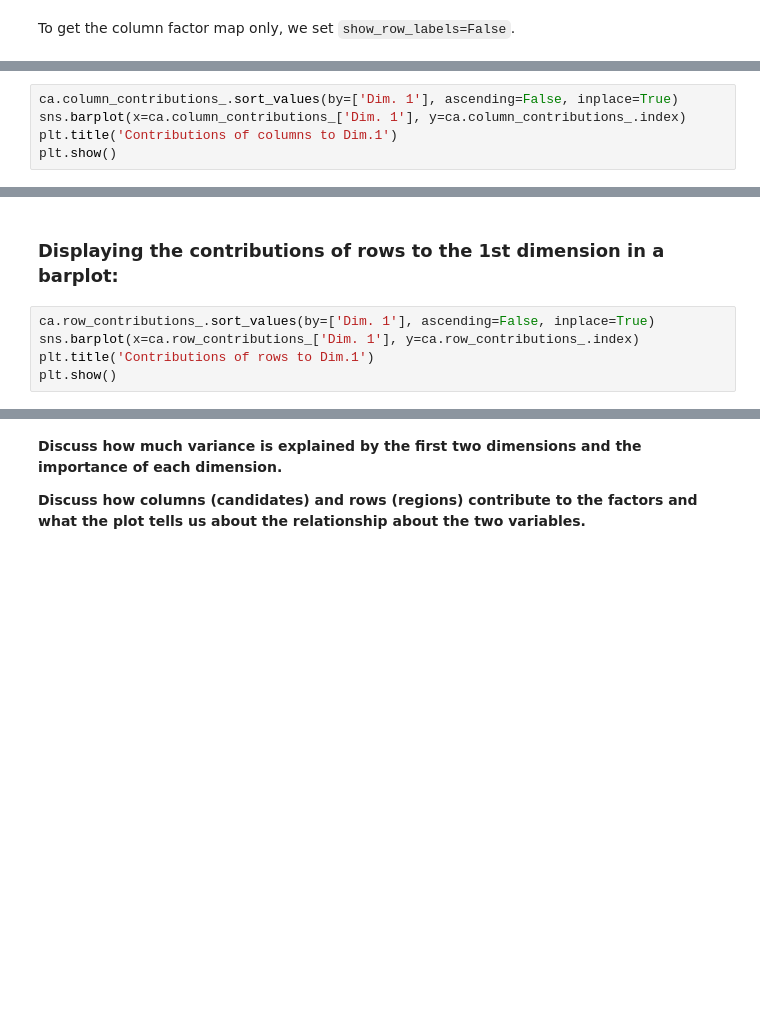
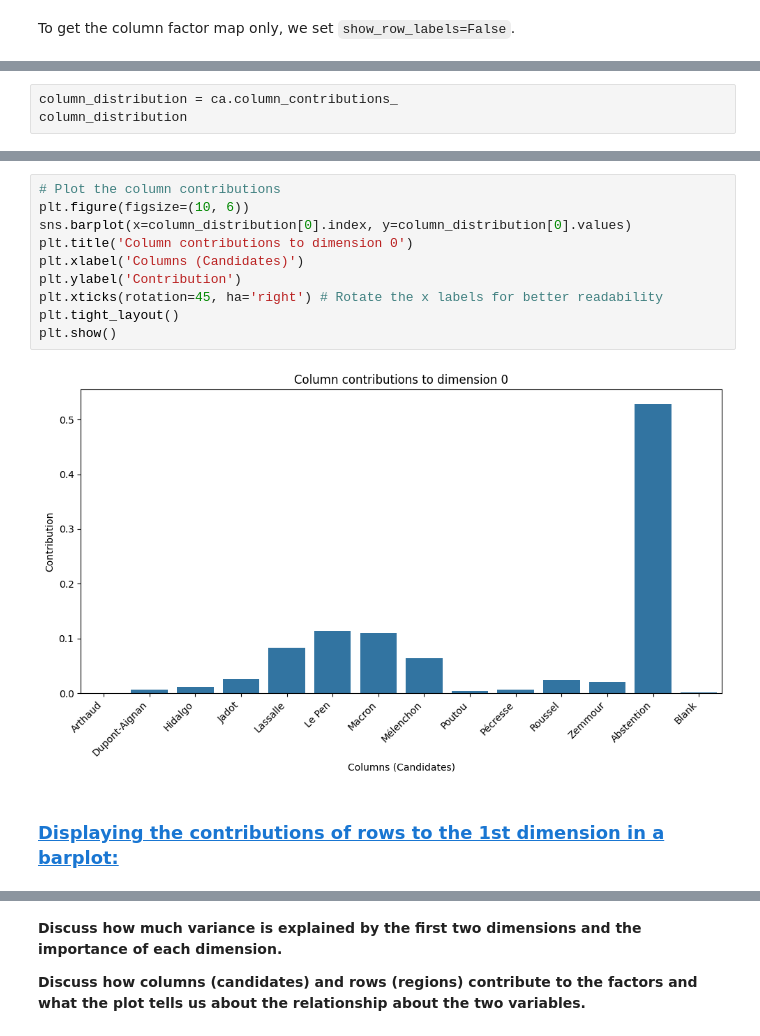
Before and after one commit to Welkomm/Data_Analysis, a Jupyter notebook: Analysis/CA/Lab_CA.ipynb, the cells around one changed output, grey strips where cells are left out. Drawn from its saved outputs; the diff is of its cells as text; blank space fills up the shorter version.

```diff
--- a/Analysis/CA/Lab_CA.ipynb
+++ b/Analysis/CA/Lab_CA.ipynb
@@ -339,5 +217,3 @@ To get the column factor map only, we set `show_row_labels=False`.
-# %%
-ca.column_contributions_.sort_values(by=['Dim. 1'], ascending=False, inplace=True)
-sns.barplot(x=ca.column_contributions_['Dim. 1'], y=ca.column_contributions_.index)
-plt.title('Contributions of columns to Dim.1')
-plt.show()
+# %%
+column_distribution = ca.column_contributions_
+column_distribution
@@ -344,7 +236,14 @@ plt.show()
+# %%
+# Plot the column contributions
+plt.figure(figsize=(10, 6))
+sns.barplot(x=column_distribution[0].index, y=column_distribution[0].values)
+plt.title('Column contributions to dimension 0')
+plt.xlabel('Columns (Candidates)')
+plt.ylabel('Contribution')
+plt.xticks(rotation=45, ha='right') # Rotate the x labels for better readability
+plt.tight_layout()
+plt.show()
+# %% [output]
+[figure, added]
 # %% [markdown]
-### Displaying the contributions of rows to the 1st dimension in a barplot:
+### <a id='toc1_4_4_'></a>[Displaying the contributions of rows to the 1st dimension in a barplot:](#toc0_)
-# %%
-ca.row_contributions_.sort_values(by=['Dim. 1'], ascending=False, inplace=True)
-sns.barplot(x=ca.row_contributions_['Dim. 1'], y=ca.row_contributions_.index)
-plt.title('Contributions of rows to Dim.1')
-plt.show()
```
Also changed, not shown: parts of 26 cells of this notebook, 7 other files.
